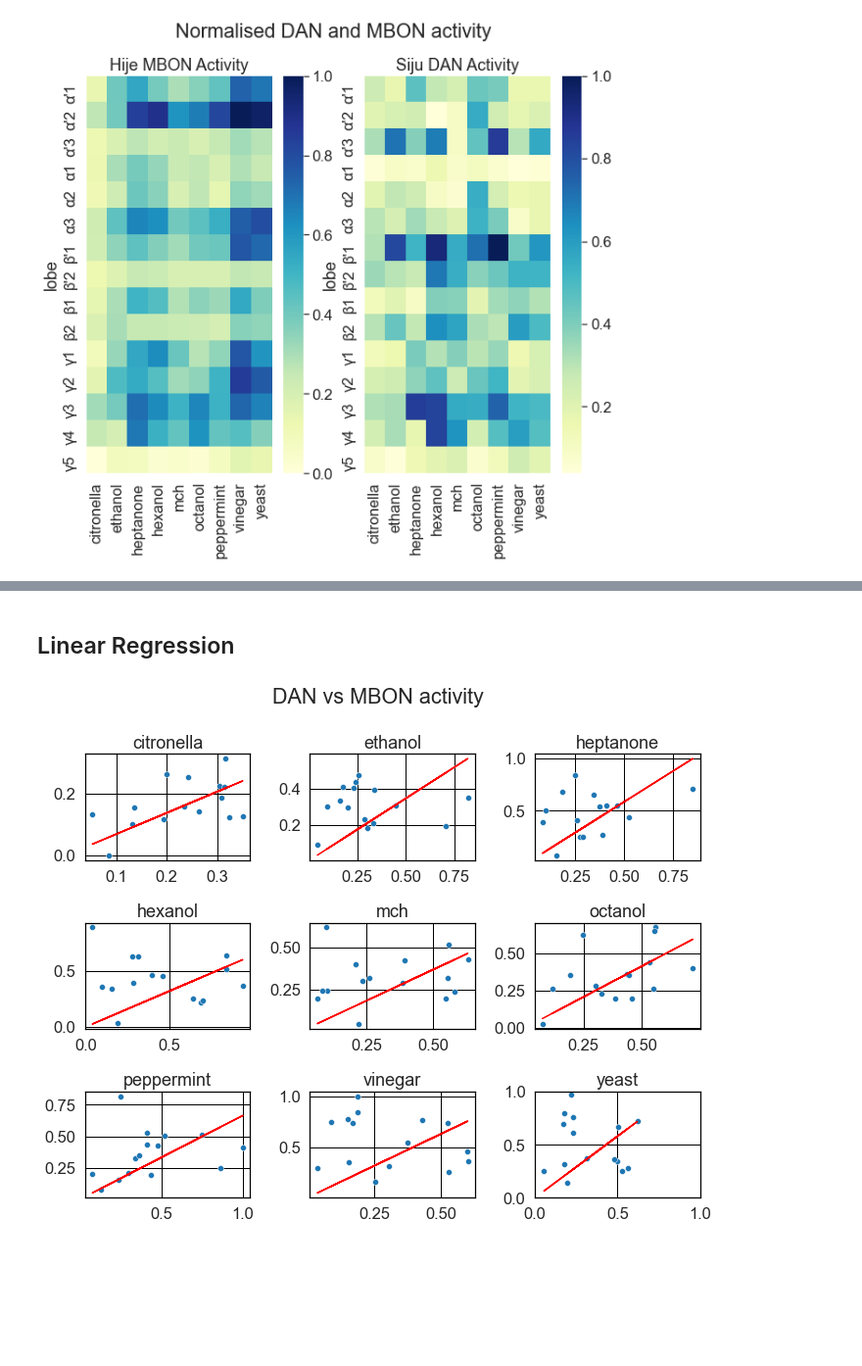
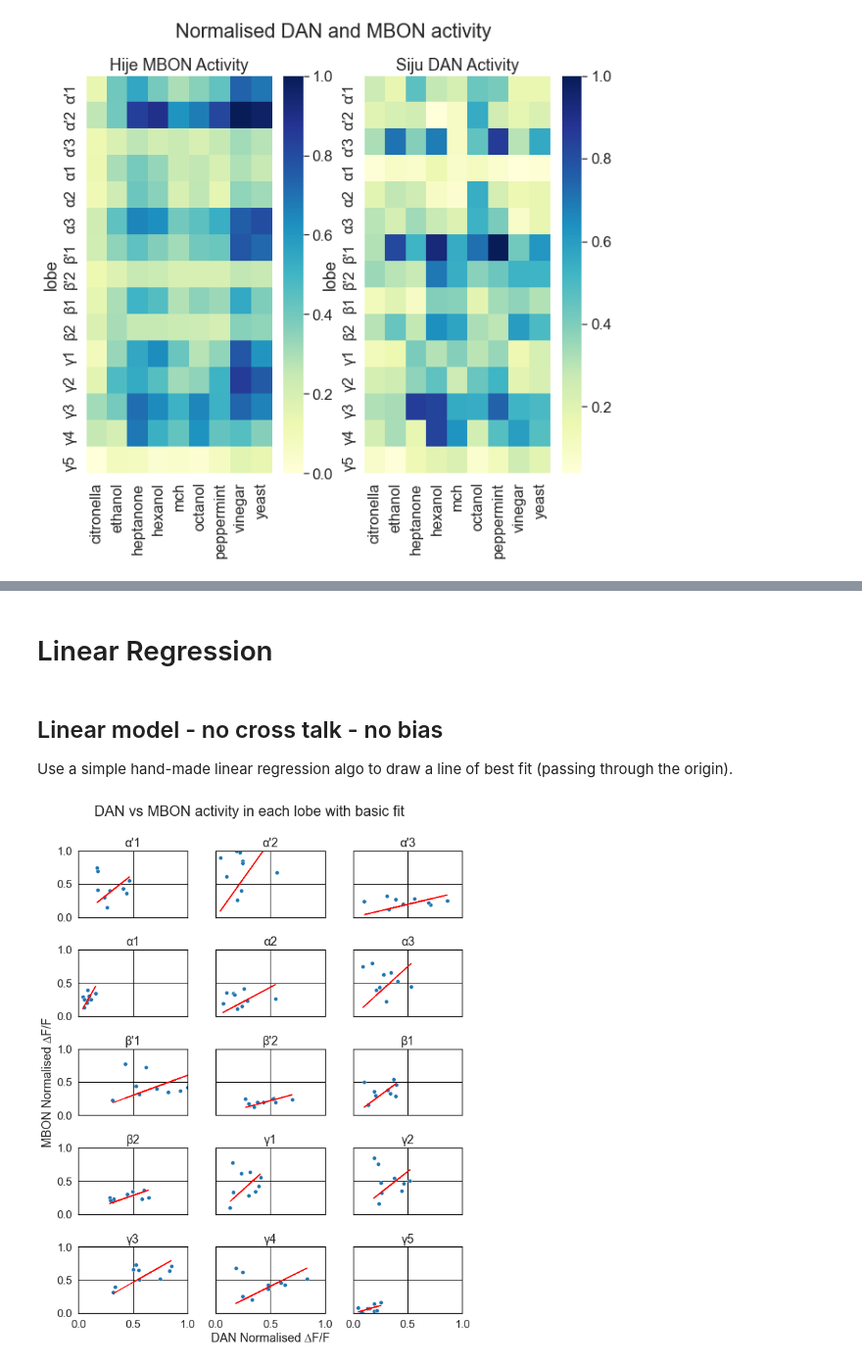
Before and after one commit to Jake-Jay/mushroom-body-models, a Jupyter notebook: notebooks/linear-model.ipynb, the cells around one changed output, grey strips where cells are left out. Shown: that part at 98% size. Drawn from its saved outputs; the diff is of its cells as text; code cells hidden in the pictures; blank space fills up the shorter version.

Commit message:
Complete linear model w no cross talk

```diff
--- a/notebooks/linear-model.ipynb
+++ b/notebooks/linear-model.ipynb
@@ -226,30 +231,40 @@ plt.tight_layout()
 # %% [markdown]
-## Linear Regression
+# Linear Regression
+# %% [markdown]
+## Linear model - no cross talk - no bias
+Use a simple hand-made linear regression algo to draw a line of best fit (passing through the origin).
 # %%
-fig, axes = plt.subplots(3, 3, figsize=(10,8))
-fig.suptitle('DAN vs MBON activity')
-
 fitting_parameters = {}
 
-for i, stimulus in enumerate(df_hije_pivot.columns):
+fig, axes = plt.subplots(5, 3, figsize=(10,12), sharex='all', sharey='all')
+fig.suptitle('DAN vs MBON activity in each lobe with basic fit')
+
+for i, lobe in enumerate(df_siju_pivot.index):
     ax = axes[int(i/3), i%3]
-    ax.set_title(stimulus)
-    plt.ylim(0,1)
-    plt.xlim(0,1)
+    ax.set_title(lobe)
+    ax.set_ylim([0,1])
+    ax.set_xlim([0,1])
 
-    x = np.array(df_siju_pivot[stimulus])
-    y = np.array(df_hije_pivot[stimulus])
+    x = np.array(df_siju_pivot.loc[lobe])
+    y = np.array(df_hije_pivot.loc[lobe])
     a = (y @ x) / (x @ x)
 
-    fitting_parameters[stimulus] = a
+    fitting_parameters[lobe] = a
 
     ax.plot(x, a*x, 'r')
     sns.scatterplot(
         x = x,
         y = y,
         ax=ax
     )
 
+# Add common axis labels
+fig.add_subplot(111, frameon=False)
+plt.grid(False)
+plt.tick_params(labelcolor='none', which='both', top=False, bottom=False, left=False, right=False)
+plt.xlabel('DAN Normalised ∆F/F')
+plt.ylabel('MBON Normalised ∆F/F')
+
 plt.tight_layout()
 # %% [output]
-[figure, old version]
+[figure, new version]
```
Also changed, not shown: parts of 18 cells of this notebook.
